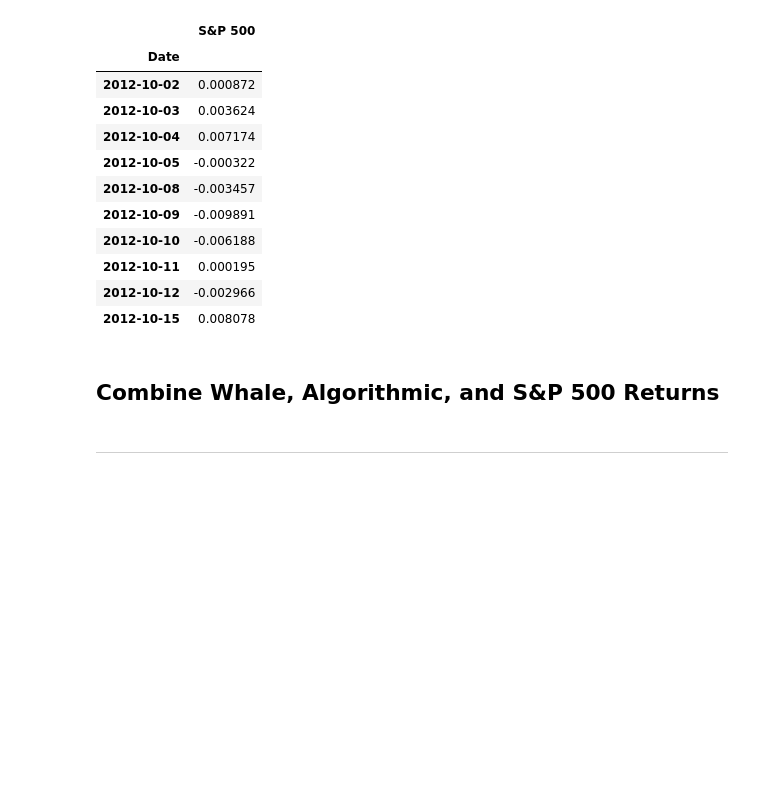
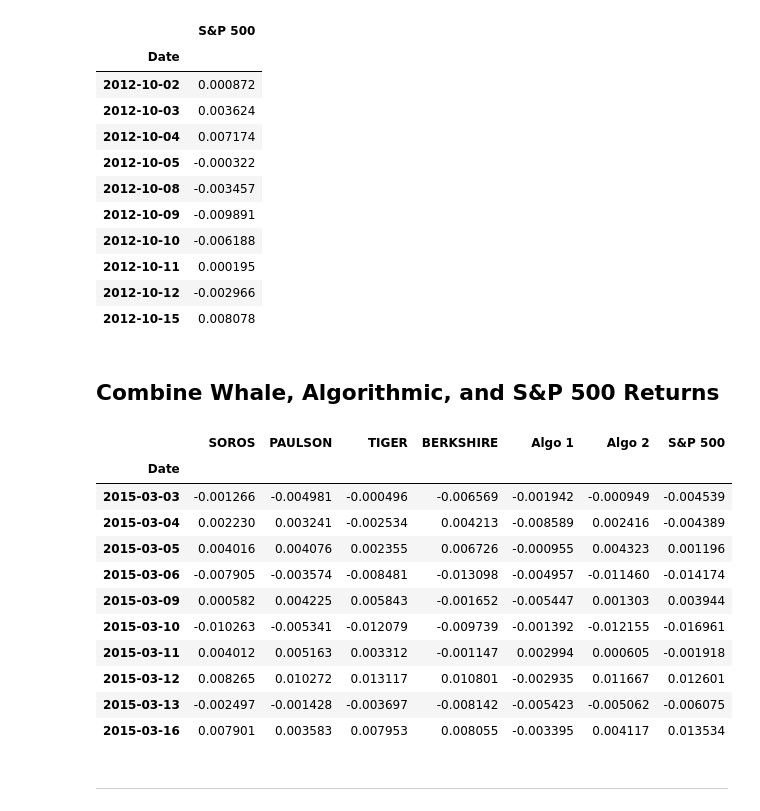
Before and after one commit to nbaronti/Pandas_Homework, a Jupyter notebook: Pandas_Homework.ipynb, the cells around one changed output. Saved outputs shown, nothing was run; the diff lists cells and outputs as text; code cells hidden in the pictures; blank space fills up the shorter version.

```diff
--- a/Pandas_Homework.ipynb
+++ b/Pandas_Homework.ipynb
@@ -221,6 +206,21 @@ sp500_history_df.head(10)
 ## Combine Whale, Algorithmic, and S&P 500 Returns
 # %%
 # Join Whale Returns, Algorithmic Returns, and the S&P 500 Returns into a single DataFrame with columns for each portfolio's returns.
+combined_daily_return_df = pd.concat([whale_returns_df, algo_returns_df, sp500_history_df], axis="columns", join="inner", sort=True)
+combined_daily_return_df.head(10)
+# %% [output]
+|  | SOROS | PAULSON | TIGER | BERKSHIRE | Algo 1 | Algo 2 | S&P 500 |
+| Date |  |  |  |  |  |  |  |
+| 2015-03-03 | -0.001266 | -0.004981 | -0.000496 | -0.006569 | -0.001942 | -0.000949 | -0.004539 |
+| 2015-03-04 | 0.002230 | 0.003241 | -0.002534 | 0.004213 | -0.008589 | 0.002416 | -0.004389 |
+| 2015-03-05 | 0.004016 | 0.004076 | 0.002355 | 0.006726 | -0.000955 | 0.004323 | 0.001196 |
+| 2015-03-06 | -0.007905 | -0.003574 | -0.008481 | -0.013098 | -0.004957 | -0.011460 | -0.014174 |
+| 2015-03-09 | 0.000582 | 0.004225 | 0.005843 | -0.001652 | -0.005447 | 0.001303 | 0.003944 |
+| 2015-03-10 | -0.010263 | -0.005341 | -0.012079 | -0.009739 | -0.001392 | -0.012155 | -0.016961 |
+| 2015-03-11 | 0.004012 | 0.005163 | 0.003312 | -0.001147 | 0.002994 | 0.000605 | -0.001918 |
+| 2015-03-12 | 0.008265 | 0.010272 | 0.013117 | 0.010801 | -0.002935 | 0.011667 | 0.012601 |
+| 2015-03-13 | -0.002497 | -0.001428 | -0.003697 | -0.008142 | -0.005423 | -0.005062 | -0.006075 |
+| 2015-03-16 | 0.007901 | 0.003583 | 0.007953 | 0.008055 | -0.003395 | 0.004117 | 0.013534 |
 # %% [markdown]
 ---
 # %% [markdown]
```
Also changed, not shown: parts of 12 cells of this notebook, 1 other file.
